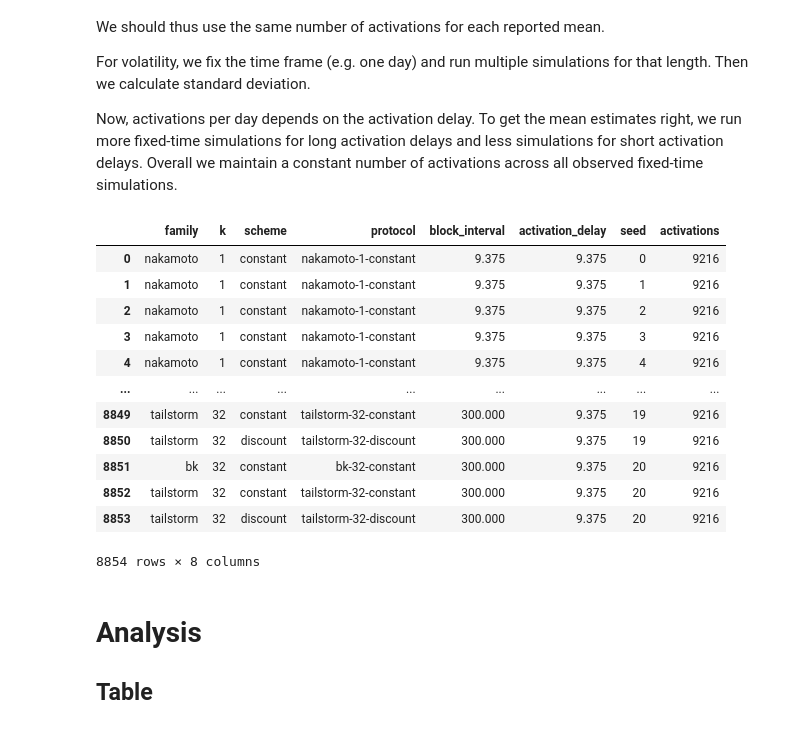
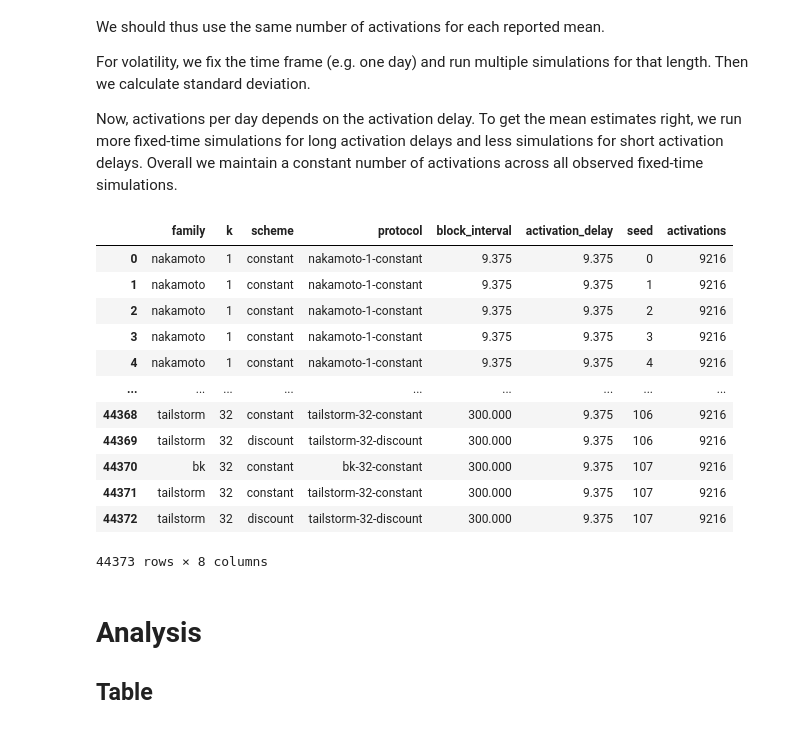
Before and after one commit to pkel/cpr, a Jupyter notebook: experiments/graphml_runner/honest-net-inequality-condensed.ipynb, the cells around one changed output. Cells and saved outputs as stored; diff of their text form; code cells hidden in the pictures.

```diff
--- a/experiments/graphml_runner/honest-net-inequality-condensed.ipynb
+++ b/experiments/graphml_runner/honest-net-inequality-condensed.ipynb
@@ -81,7 +81,7 @@ compute.append(1 - np.sum(compute))
 
 ## Simpler compute distributions for quick iteration
 
-compute = list(range(1, 8))
+# compute = list(range(1, 8))
 # compute = [ 0.01, 0.99 ]
 
 compute = compute / np.sum(compute)
@@ -159,7 +159,7 @@ def rows():
             )
         )
 
-    activations = 200_000  # per protocol, split into slots of one day
+    activations = 1_000_000  # per protocol, split into slots of one day
 
     # nakamoto
     for bi in [75 / 8, 75 / 4, 75 / 2, 75, 150, 300, 600]:
@@ -233,39 +233,39 @@ def measure(x):
             strongest_efficiency1=efficiency1[strongest],
             gini_reward=gini(reward),
             gini_relrew=gini(relrew),
             gini_relrewn=gini(relrewn),
             gini_efficiency0=gini(efficiency0),
             gini_efficiency1=gini(efficiency1),
         )
     )
 
 
 def parallel_measure(df, fun=measure, n_jobs=-1):
     df = df.sample(frac=1).reset_index(drop=True)
 
     res = Parallel(n_jobs=n_jobs)(
         delayed(measure)(row) for idx, row in tqdm(df.iterrows(), total=len(df))
     )
     return pd.concat([df, pd.DataFrame(res)], axis=1)
 
 
 df = pd.DataFrame(rows())
 display(df)
 df = parallel_measure(df)
 # %% [output]
 |  | family | k | scheme | protocol | block_interval | activation_delay | seed | activations |
 | 0 | nakamoto | 1 | constant | nakamoto-1-constant | 9.375 | 9.375 | 0 | 9216 |
 | 1 | nakamoto | 1 | constant | nakamoto-1-constant | 9.375 | 9.375 | 1 | 9216 |
 | 2 | nakamoto | 1 | constant | nakamoto-1-constant | 9.375 | 9.375 | 2 | 9216 |
 | 3 | nakamoto | 1 | constant | nakamoto-1-constant | 9.375 | 9.375 | 3 | 9216 |
 | 4 | nakamoto | 1 | constant | nakamoto-1-constant | 9.375 | 9.375 | 4 | 9216 |
 | ... | ... | ... | ... | ... | ... | ... | ... | ... |
-| 8849 | tailstorm | 32 | constant | tailstorm-32-constant | 300.000 | 9.375 | 19 | 9216 |
-| 8850 | tailstorm | 32 | discount | tailstorm-32-discount | 300.000 | 9.375 | 19 | 9216 |
-| 8851 | bk | 32 | constant | bk-32-constant | 300.000 | 9.375 | 20 | 9216 |
-| 8852 | tailstorm | 32 | constant | tailstorm-32-constant | 300.000 | 9.375 | 20 | 9216 |
-| 8853 | tailstorm | 32 | discount | tailstorm-32-discount | 300.000 | 9.375 | 20 | 9216 |
+| 44368 | tailstorm | 32 | constant | tailstorm-32-constant | 300.000 | 9.375 | 106 | 9216 |
+| 44369 | tailstorm | 32 | discount | tailstorm-32-discount | 300.000 | 9.375 | 106 | 9216 |
+| 44370 | bk | 32 | constant | bk-32-constant | 300.000 | 9.375 | 107 | 9216 |
+| 44371 | tailstorm | 32 | constant | tailstorm-32-constant | 300.000 | 9.375 | 107 | 9216 |
+| 44372 | tailstorm | 32 | discount | tailstorm-32-discount | 300.000 | 9.375 | 107 | 9216 |
-8854 rows × 8 columns
+44373 rows × 8 columns
 # %% [markdown]
 # Analysis
 
```
Also changed, not shown: parts of 4 cells of this notebook.
